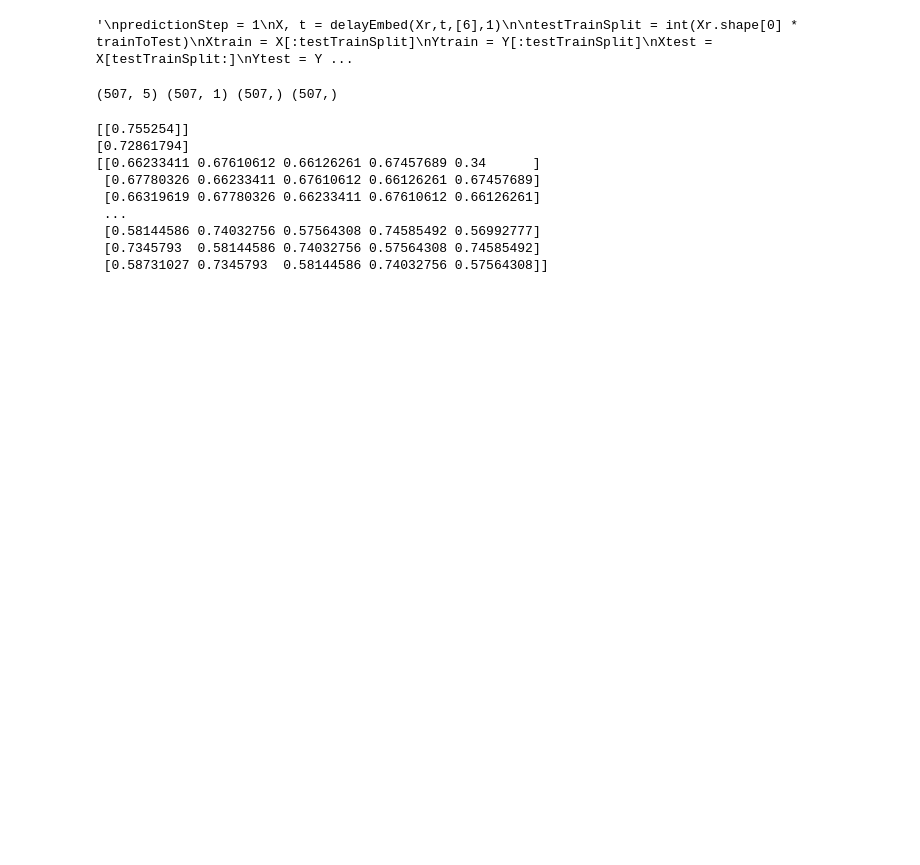
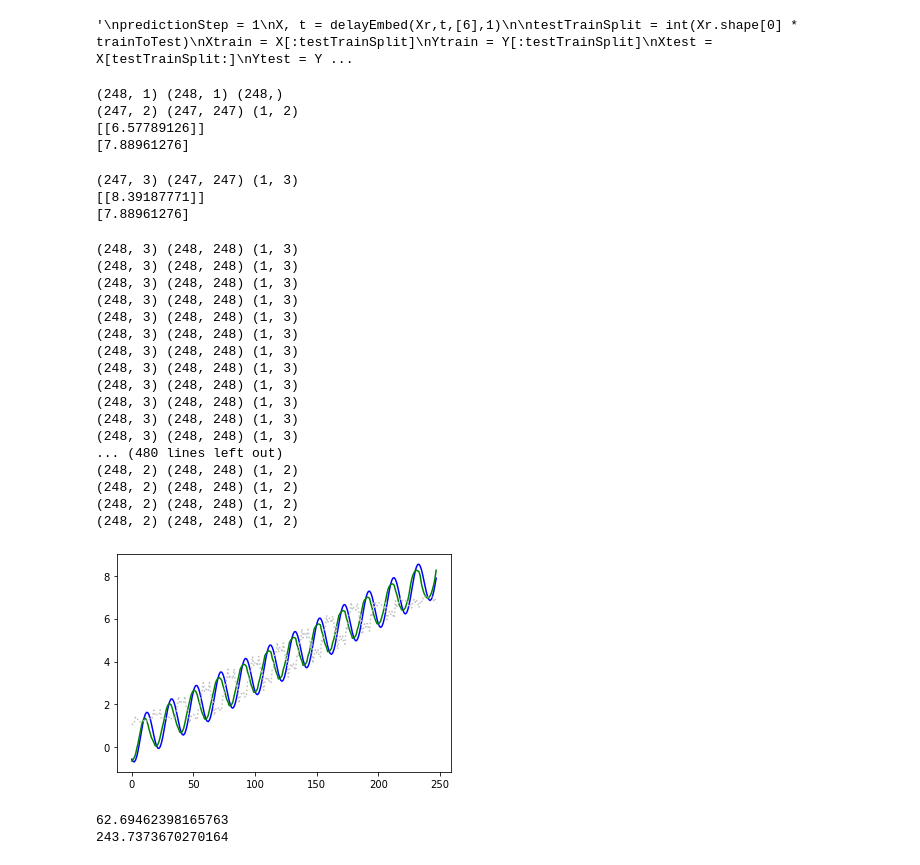
Before and after one commit to kenflat2/Nonlinear-Regression, a Jupyter notebook: Nonstationary SMap.ipynb, the cells around one changed output. Drawn from its saved outputs; the diff is of its cells as text; code cells hidden in the pictures; blank space fills up the shorter version.

Commit message:
There appears to be a bug in this version, SMap breaks down but GMap behaves very well. Leads to results where GMap gets a 6-7 order of magnitude increase in performance, which can't be right

```diff
--- a/Nonstationary SMap.ipynb
+++ b/Nonstationary SMap.ipynb
@@ -435,5 +722,5 @@ FNNplot(Xr, 8, 4)
 # %%
-X, Y, tx, ty = delayEmbed(Xr, 1, 4, 1, t=t)
+X, Y, tx, ty = delayEmbed(Xr, 8, 0, 1, t=t)
 
 """
 predictionStep = 1
@@ -447,7 +734,3 @@ Ytest = Y[testTrainSplit:]
 """
 # %% [output]
 '\npredictionStep = 1\nX, t = delayEmbed(Xr,t,[6],1)\n\ntestTrainSplit = int(Xr.shape[0] * trainToTest)\nXtrain = X[:testTrainSplit]\nYtrain = Y[:testTrainSplit]\nXtest = X[testTrainSplit:]\nYtest = Y ...
-# %%
-print(X.shape, Y.shape, tx.shape, ty.shape)
-# %% [output]
-(507, 5) (507, 1) (507,) (507,)
@@ -731,27 +737,57 @@ def GMapMinError(X, t, predHorizon, thetaVals, deltaVals, nTrials):
+# %%
+print(X.shape, Y.shape, tx.shape)
+
+print(GMap(X[:-1], Y[:-1], tx[:-1], X[-1], tx[-1], 10, 0))
+print(Y[-1])
+# %% [output]
+(248, 1) (248, 1) (248,)
+(247, 2) (247, 247) (1, 2)
+[[6.57789126]]
+[7.88961276]
 # %%
 np.set_printoptions(suppress=True)
 print(GMap(X[:-1], Y[:-1], tx[:-1], X[-1], tx[-1], 1, 0.01))
 print(Y[-1])
-print(X)
 # %% [output]
-[[0.755254]]
-[0.72861794]
-[[0.66233411 0.67610612 0.66126261 0.67457689 0.34      ]
- [0.67780326 0.66233411 0.67610612 0.66126261 0.67457689]
- [0.66319619 0.67780326 0.66233411 0.67610612 0.66126261]
- ...
- [0.58144586 0.74032756 0.57564308 0.74585492 0.56992777]
- [0.7345793  0.58144586 0.74032756 0.57564308 0.74585492]
- [0.58731027 0.7345793  0.58144586 0.74032756 0.57564308]]
+(247, 3) (247, 247) (1, 3)
+[[8.39187771]]
+[7.88961276]
 # %%
-predictedTSG = leaveOneOut(X, Y, tx, ty, 10, 0.1)
-predictedTSS = leaveOneOut(X, Y, tx, ty, 10, 0)
+predictedTSG = leaveOneOut(X, Y, tx, 10, 0.1)
+predictedTSS = leaveOneOut(X, Y, tx, 10, 0)
 
 figLOU, axLOU = plt.subplots()
 axLOU.plot(Y, c="blue")
 axLOU.plot(predictedTSG, c="green", linestyle="-")
 axLOU.plot(predictedTSS, c="silver", linestyle="dotted")
 plt.show()
+# %% [output]
+(248, 3) (248, 248) (1, 3)
+(248, 3) (248, 248) (1, 3)
+(248, 3) (248, 248) (1, 3)
+(248, 3) (248, 248) (1, 3)
+(248, 3) (248, 248) (1, 3)
+(248, 3) (248, 248) (1, 3)
+(248, 3) (248, 248) (1, 3)
+(248, 3) (248, 248) (1, 3)
+(248, 3) (248, 248) (1, 3)
+(248, 3) (248, 248) (1, 3)
+(248, 3) (248, 248) (1, 3)
+(248, 3) (248, 248) (1, 3)
+... (480 lines left out)
+(248, 2) (248, 248) (1, 2)
+(248, 2) (248, 248) (1, 2)
+(248, 2) (248, 248) (1, 2)
+(248, 2) (248, 248) (1, 2)
+[figure, added]
+# %%
+print(np.sum(abs(predictedTSG - Y)))
+print(np.sum(abs(predictedTSS - Y)))
+
+# timeit.timeit("leaveOneOut(X, Y, tx, ty, 10, 0.1)", globals=globals())
+# %% [output]
+62.69462398165763
+243.7373670270164
 # %%
 A = np.array([2,3,0],dtype=float)
 print(np.power(A, -1, where=(A!=0)))
```
Also changed, not shown: parts of 25 cells of this notebook.
